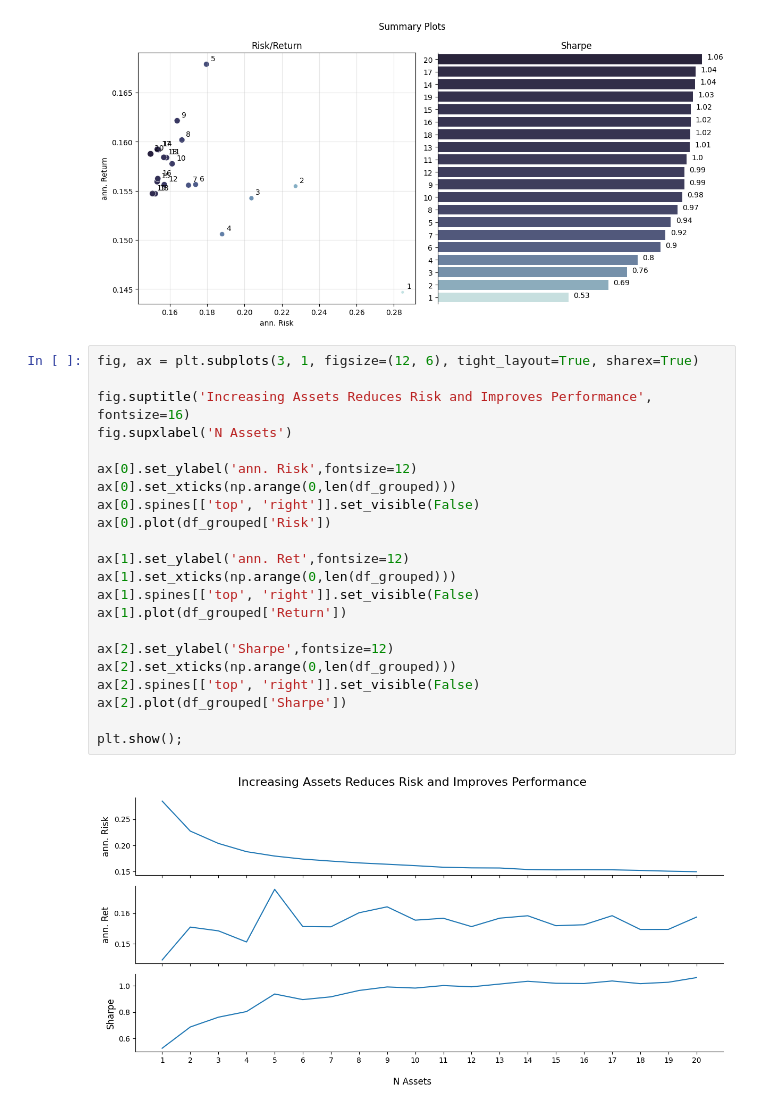
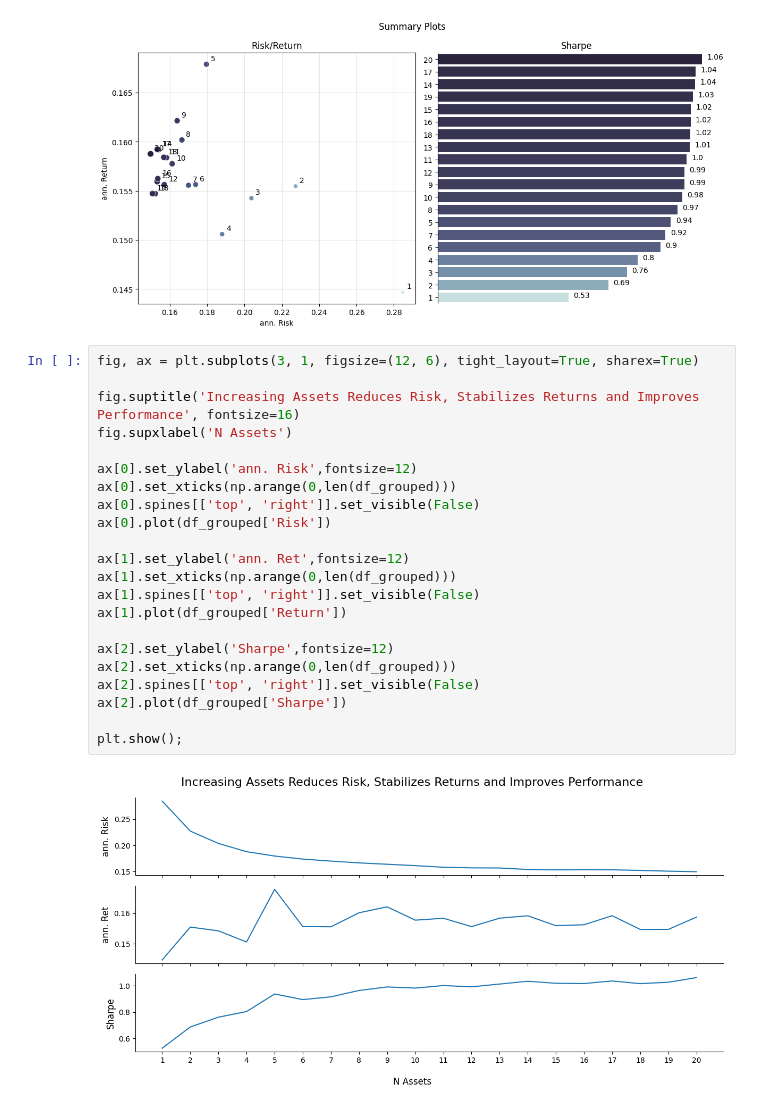
Before and after one commit to JamieW365/trading_algos, a Jupyter notebook: notebooks/optimization/diversification_effect.ipynb, the cells around one changed output. Drawn from its saved outputs; the diff is of its cells as text.

Commit message:
Plot Title Change

```diff
--- a/notebooks/optimization/diversification_effect.ipynb
+++ b/notebooks/optimization/diversification_effect.ipynb
@@ -194,24 +194,24 @@ tap.plot_summary(df_grouped);
 # %%
 fig, ax = plt.subplots(3, 1, figsize=(12, 6), tight_layout=True, sharex=True)
 
-fig.suptitle('Increasing Assets Reduces Risk and Improves Performance', fontsize=16)
+fig.suptitle('Increasing Assets Reduces Risk, Stabilizes Returns and Improves Performance', fontsize=16)
 fig.supxlabel('N Assets')
 
 ax[0].set_ylabel('ann. Risk',fontsize=12)
 ax[0].set_xticks(np.arange(0,len(df_grouped)))
 ax[0].spines[['top', 'right']].set_visible(False)
 ax[0].plot(df_grouped['Risk'])
 
 ax[1].set_ylabel('ann. Ret',fontsize=12)
 ax[1].set_xticks(np.arange(0,len(df_grouped)))
 ax[1].spines[['top', 'right']].set_visible(False)
 ax[1].plot(df_grouped['Return'])
 
 ax[2].set_ylabel('Sharpe',fontsize=12)
 ax[2].set_xticks(np.arange(0,len(df_grouped)))
 ax[2].spines[['top', 'right']].set_visible(False)
 ax[2].plot(df_grouped['Sharpe'])
 
 plt.show();
 # %% [output]
-[figure, old version]
+[figure, new version]
```
